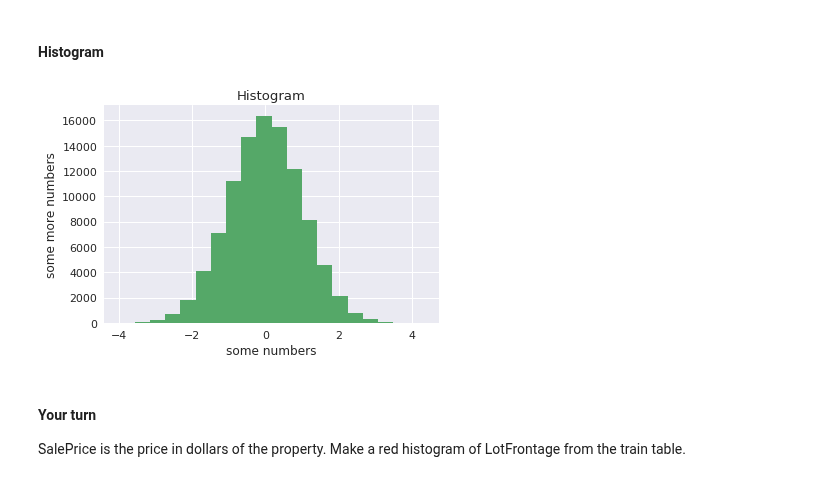
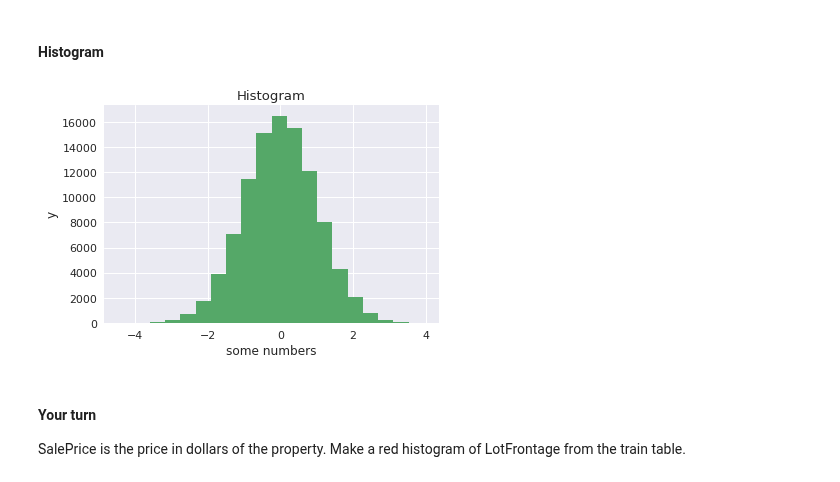
Before and after one commit to SUSA-org/Fall-2018-Career-Exploration, a Jupyter notebook: Lectures/Lecture8/data.ipynb, the cells around one changed output. Saved outputs shown, nothing was run; the diff lists cells and outputs as text; code cells hidden in the pictures.

```diff
--- a/Lectures/Lecture8/data.ipynb
+++ b/Lectures/Lecture8/data.ipynb
@@ -727,15 +727,15 @@ counts = [10, 65, 16, 1151, 218]
 # %%
 N_points = 100000
 n_bins = 20
 
 x = np.random.randn(N_points)
 plt.hist(x, bins = n_bins, color = "g")
 plt.title('Histogram')
 plt.xlabel('some numbers')
-plt.ylabel('some more numbers')
+plt.ylabel('y')
 plt.show()
 # %% [output]
-[figure, old version]
+[figure, new version]
 # %% [markdown]
 #### Your turn
 SalePrice is the price in dollars of the property. Make a red histogram of LotFrontage from the train table.
```
Also changed, not shown: parts of 42 cells of this notebook, 1 other file.
